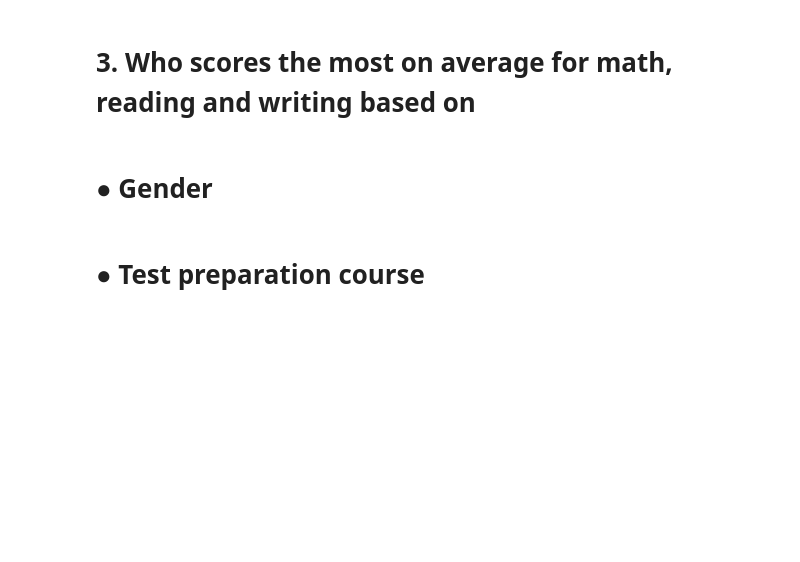
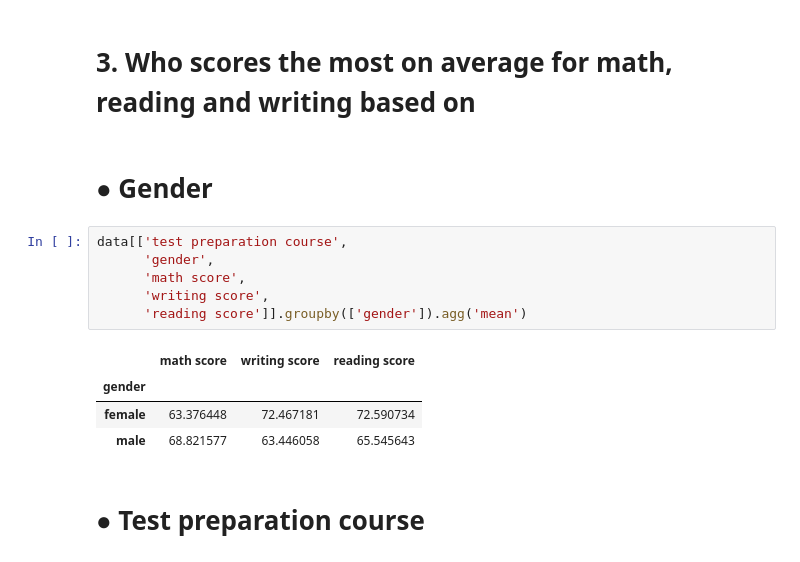
Before and after one commit to Rakesh0604/Case-Study-2---Measures-of-Central-Tendency-and-Dispersion-practise, a Jupyter notebook: case study#02.ipynb, the cells around one changed output. Saved outputs shown, nothing was run; the diff lists cells and outputs as text; blank space fills up the shorter version.

```diff
--- a/case study#02.ipynb
+++ b/case study#02.ipynb
@@ -52,6 +52,17 @@ plt.show()
 # 3. Who scores the most on average for math, reading and writing based on
 # %% [markdown]
 # ● Gender
+# %%
+data[['test preparation course',
+      'gender',
+      'math score',
+      'writing score',
+      'reading score']].groupby(['gender']).agg('mean')
+# %% [output]
+|  | math score | writing score | reading score |
+| gender |  |  |  |
+| female | 63.376448 | 72.467181 | 72.590734 |
+| male | 68.821577 | 63.446058 | 65.545643 |
 # %% [markdown]
 # ● Test preparation course
 # %%
```
